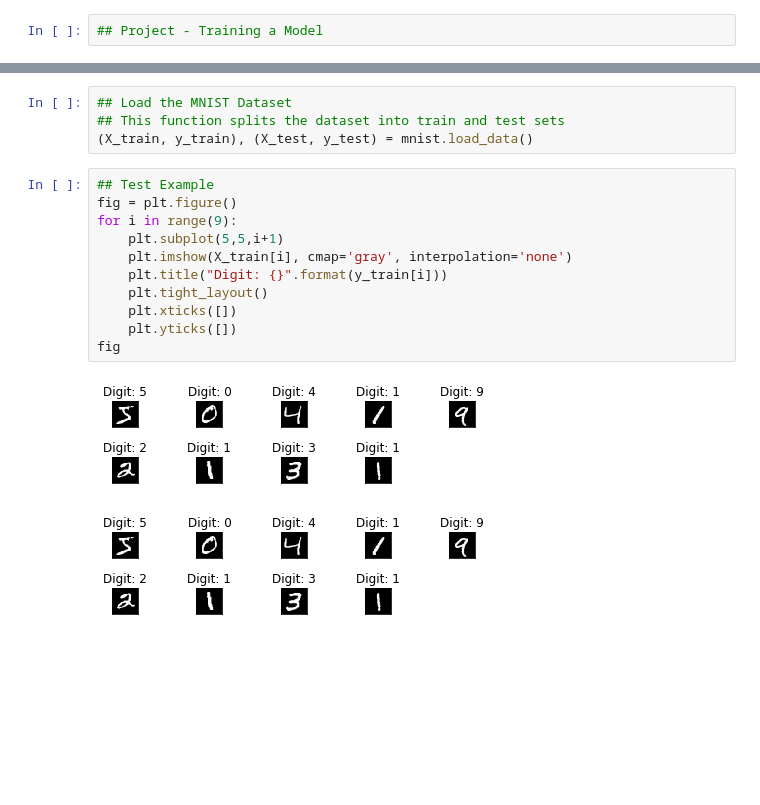
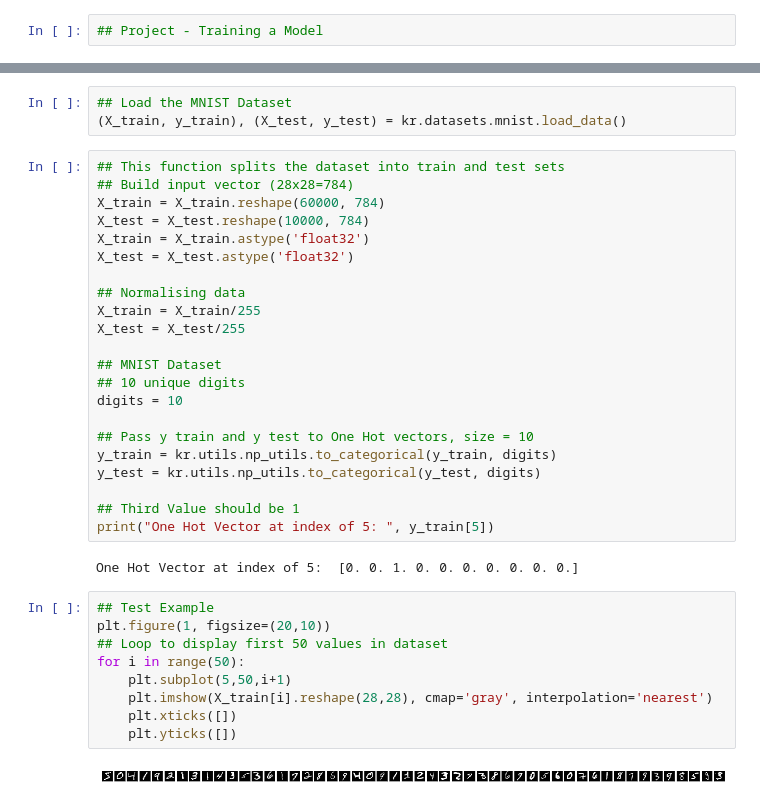
Before and after one commit to AndreasFahey/Emerging-Technologies, a Jupyter notebook: ProjectModel.ipynb, the cells around one changed output, grey strips where cells are left out. Cells and saved outputs as stored; diff of their text form; blank space fills up the shorter version.

```diff
--- a/ProjectModel.ipynb
+++ b/ProjectModel.ipynb
@@ -23,18 +13,38 @@ Using TensorFlow backend.
 # %%
 ## Load the MNIST Dataset
-## This function splits the dataset into train and test sets
-(X_train, y_train), (X_test, y_test) = mnist.load_data()
+(X_train, y_train), (X_test, y_test) = kr.datasets.mnist.load_data()
+# %%
+## This function splits the dataset into train and test sets
+## Build input vector (28x28=784)
+X_train = X_train.reshape(60000, 784)
+X_test = X_test.reshape(10000, 784)
+X_train = X_train.astype('float32')
+X_test = X_test.astype('float32')
+
+## Normalising data
+X_train = X_train/255
+X_test = X_test/255
+
+## MNIST Dataset
+## 10 unique digits
+digits = 10
+
+## Pass y train and y test to One Hot vectors, size = 10
+y_train = kr.utils.np_utils.to_categorical(y_train, digits)
+y_test = kr.utils.np_utils.to_categorical(y_test, digits)
+
+## Third Value should be 1
+print("One Hot Vector at index of 5: ", y_train[5])
+# %% [output]
+One Hot Vector at index of 5:  [0. 0. 1. 0. 0. 0. 0. 0. 0. 0.]
 # %%
 ## Test Example
-fig = plt.figure()
-for i in range(9):
-    plt.subplot(5,5,i+1)
-    plt.imshow(X_train[i], cmap='gray', interpolation='none')
-    plt.title("Digit: {}".format(y_train[i]))
-    plt.tight_layout()
+plt.figure(1, figsize=(20,10))
+## Loop to display first 50 values in dataset
+for i in range(50):
+    plt.subplot(5,50,i+1)
+    plt.imshow(X_train[i].reshape(28,28), cmap='gray', interpolation='nearest')
     plt.xticks([])
     plt.yticks([])
-fig
 # %% [output]
-[figure, old version]
+[figure, new version]
-[figure, removed]
```
Also changed, not shown: parts of 12 cells of this notebook, 8 other files.
